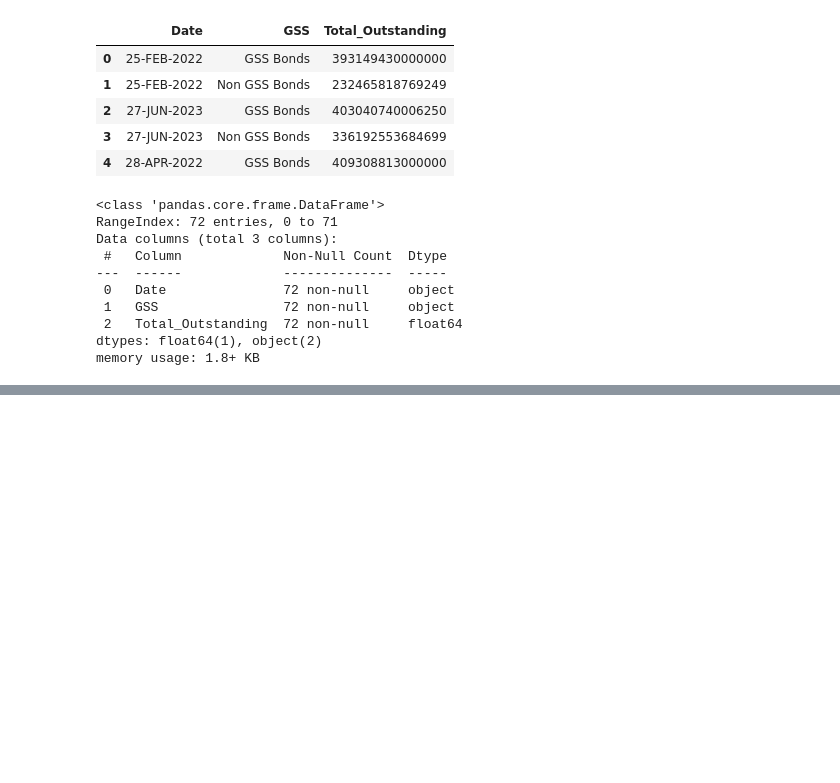
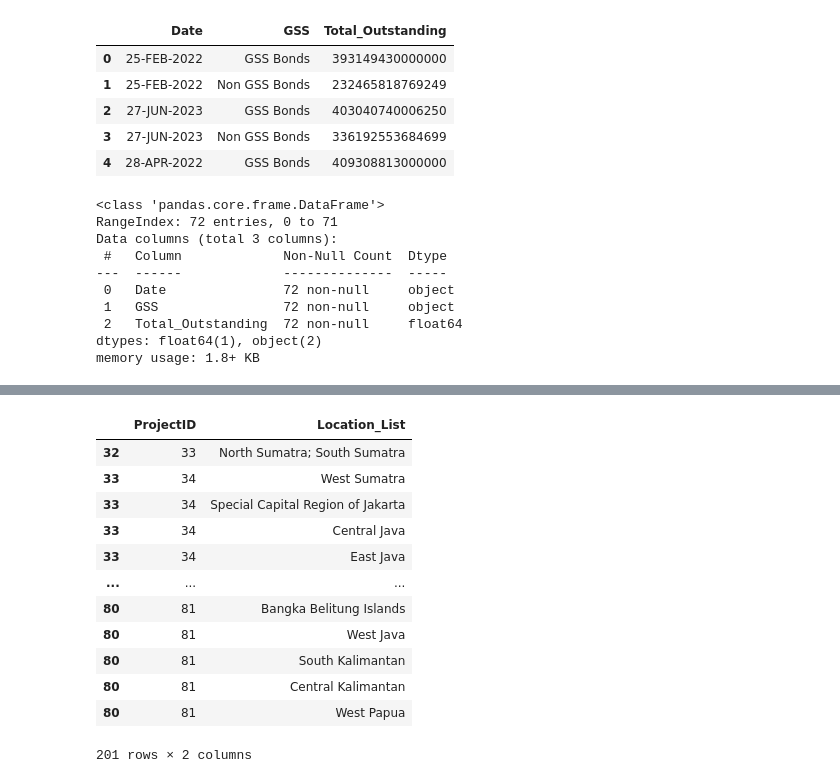
Before and after one commit to mihoku/data-preparation-indonesia-green-bonds, a Jupyter notebook: General-Data-Prep.ipynb, the cells around one changed output, grey strips where cells are left out. Drawn from its saved outputs; the diff is of its cells as text; code cells hidden in the pictures; blank space fills up the shorter version.

Commit message:
data prep for allocation dataset

```diff
--- a/General-Data-Prep.ipynb
+++ b/General-Data-Prep.ipynb
@@ -755,0 +758,4 @@ memory usage: 1.8+ KB
+# %%
+green_sukuk_allocation = pd.read_excel('Green_Bond_Impact.xlsx')
+green_sukuk_allocation = green_sukuk_allocation[green_sukuk_allocation['Instrument'].str.contains('Retail')]
+green_sukuk_allocation.info()
@@ -755,0 +780,3 @@ memory usage: 1.8+ KB
+# %%
+green_sukuk_allocation['Location_List'] = green_sukuk_allocation['Location*b'].str.split(', ')
+green_sukuk_allocation['Location_List']
@@ -755,0 +801,3 @@ memory usage: 1.8+ KB
+# %%
+green_sukuk_allocation_location = green_sukuk_allocation[['ProjectID','Location_List']]
+green_sukuk_allocation_location.head()
@@ -755,0 +811,17 @@ memory usage: 1.8+ KB
+# %%
+green_sukuk_allocation_location = green_sukuk_allocation_location.explode('Location_List')
+green_sukuk_allocation_location
+# %% [output]
+|  | ProjectID | Location_List |
+| 32 | 33 | North Sumatra; South Sumatra |
+| 33 | 34 | West Sumatra |
+| 33 | 34 | Special Capital Region of Jakarta |
+| 33 | 34 | Central Java |
+| 33 | 34 | East Java |
+| ... | ... | ... |
+| 80 | 81 | Bangka Belitung Islands |
+| 80 | 81 | West Java |
+| 80 | 81 | South Kalimantan |
+| 80 | 81 | Central Kalimantan |
+| 80 | 81 | West Papua |
+201 rows × 2 columns
```
Also changed, not shown: parts of 5 cells of this notebook.
